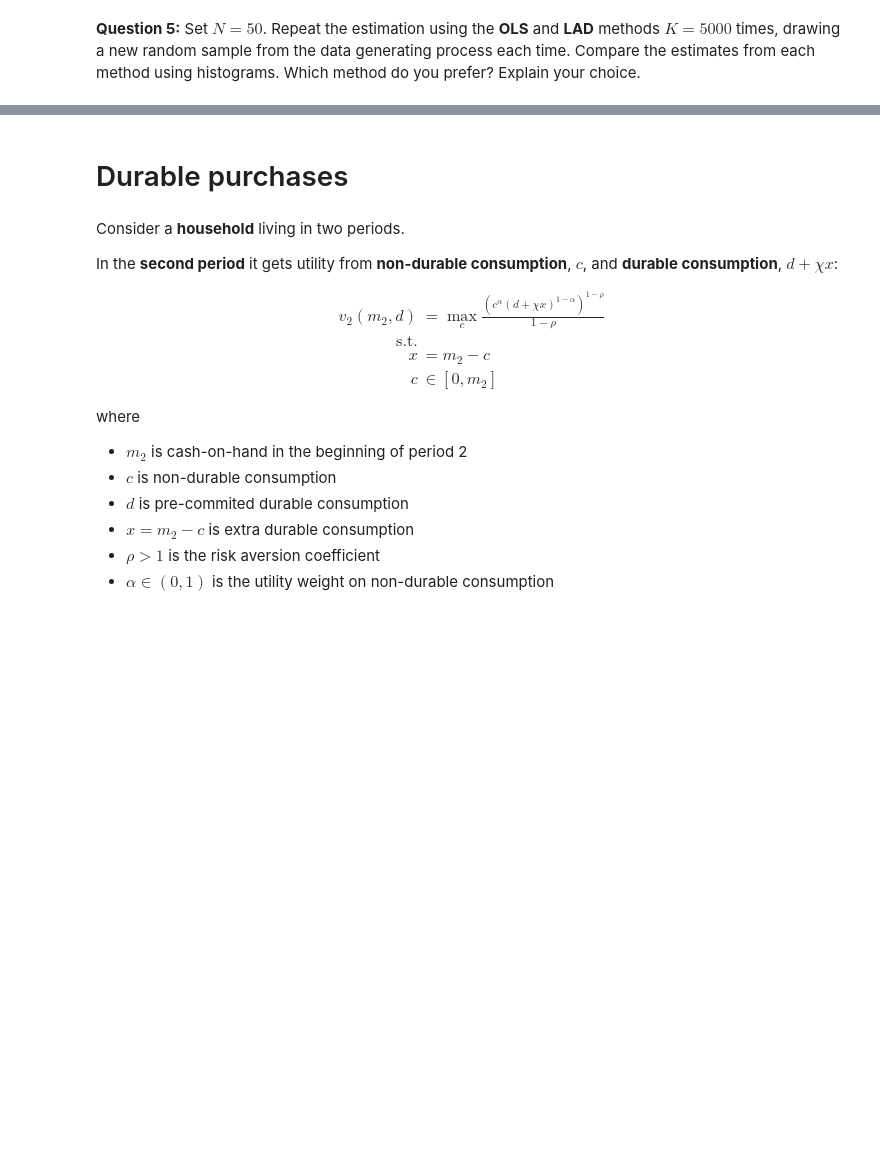
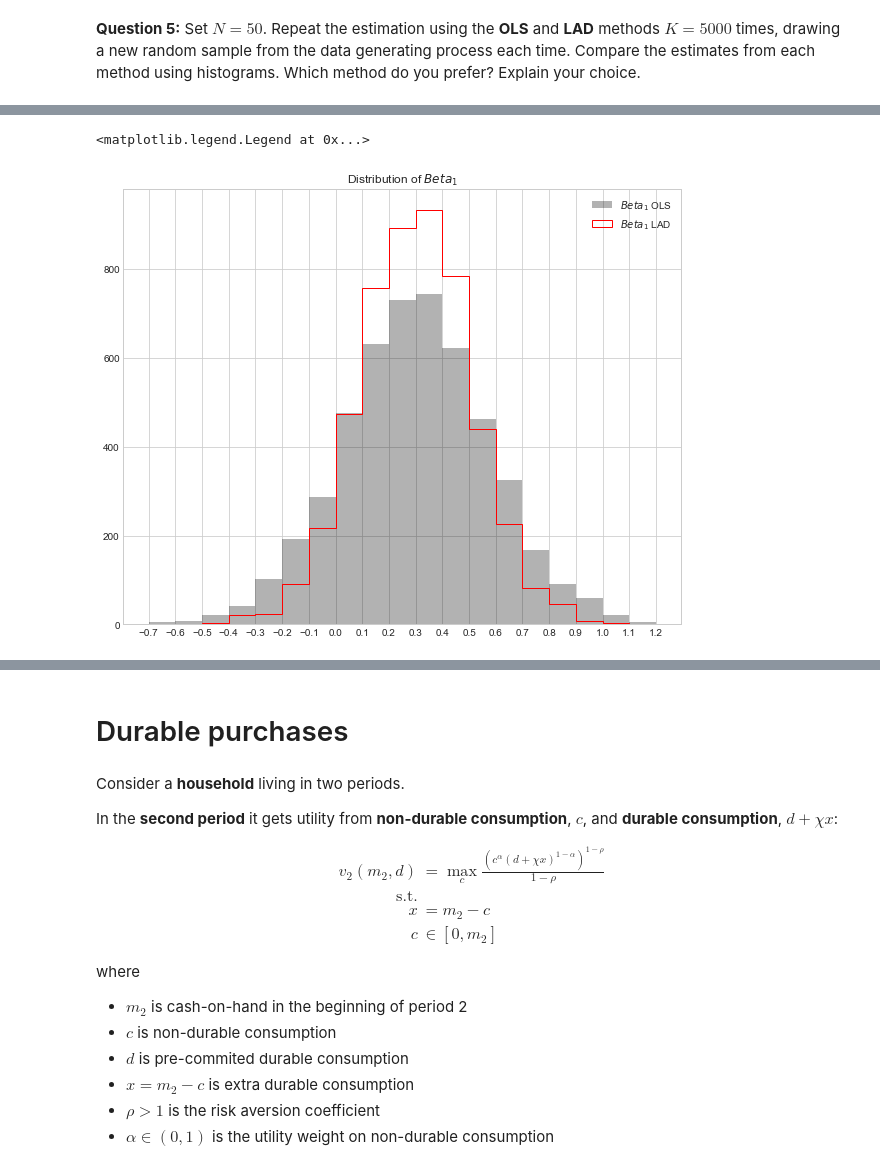
Before and after one commit to NumEconCopenhagen/projects-2020-tobiasharald, a Jupyter notebook: examproject/exam_2020.ipynb, the cells around one changed output, grey strips where cells are left out. Saved outputs shown, nothing was run; the diff lists cells and outputs as text; code cells hidden in the pictures; blank space fills up the shorter version.

```diff
--- a/examproject/exam_2020.ipynb
+++ b/examproject/exam_2020.ipynb
@@ -510,0 +364,13 @@ ax.hist(Beta_0_OLS)
+# %%
+#Histogram for B1
+bins = np.arange(-0.7,1.3, step=0.1)
+fig = plt.figure(figsize=(10,8))
+ax = fig.add_subplot(111)
+ax.hist(Beta_1_OLS, color = 'black', bins=bins, histtype='stepfilled', alpha=0.3, label='$Beta_1$ OLS')
+ax.hist(Beta_1_LAD, color = 'red', bins=bins, histtype='step',label='$Beta_1$ LAD')
+ax.set_title('Distribution of $Beta_1$')
+plt.xticks(bins)
+ax.legend(loc='upper right')
+# %% [output]
+<matplotlib.legend.Legend at 0x...>
+[figure, added]
```
Also changed, not shown: parts of 25 cells of this notebook.
